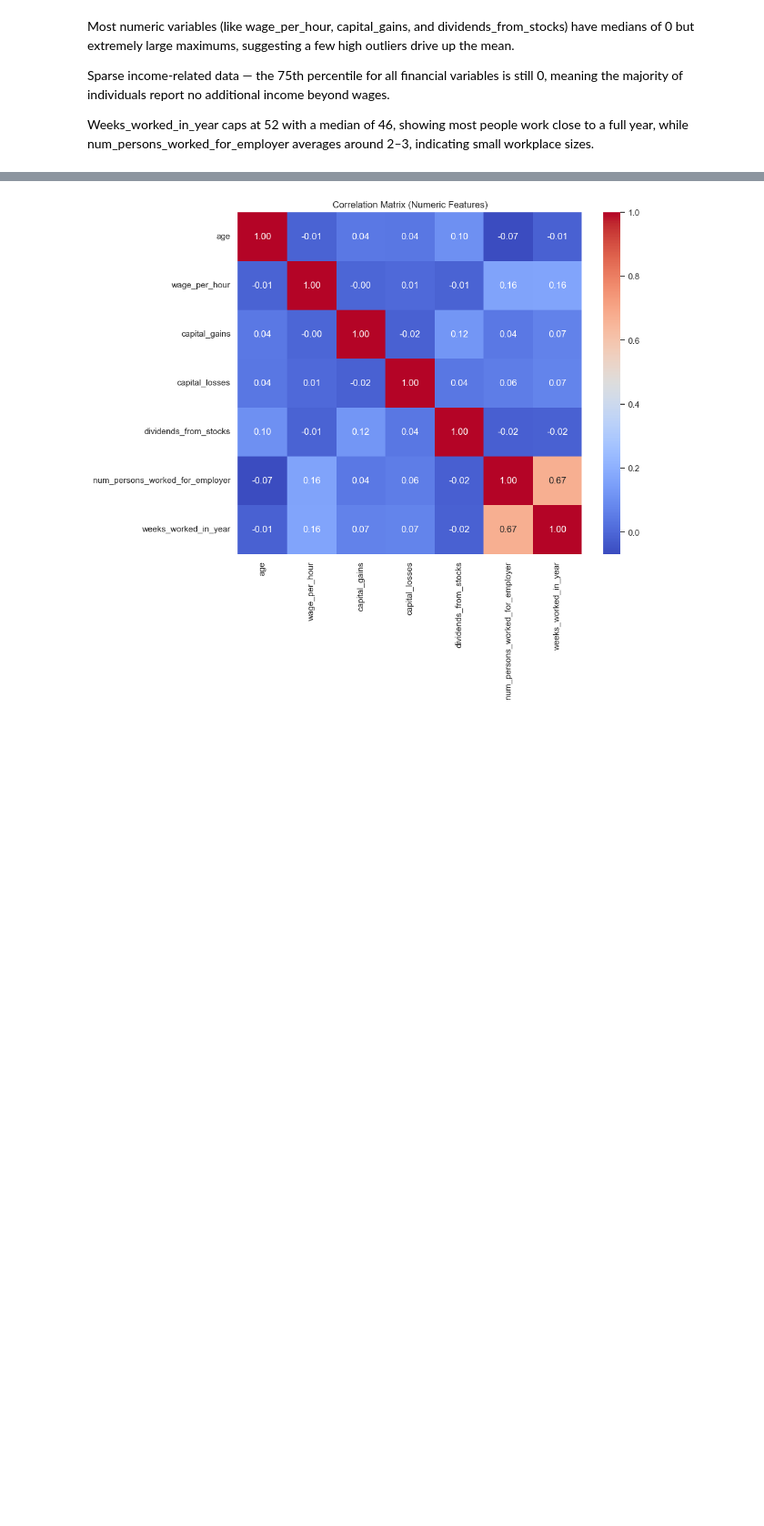
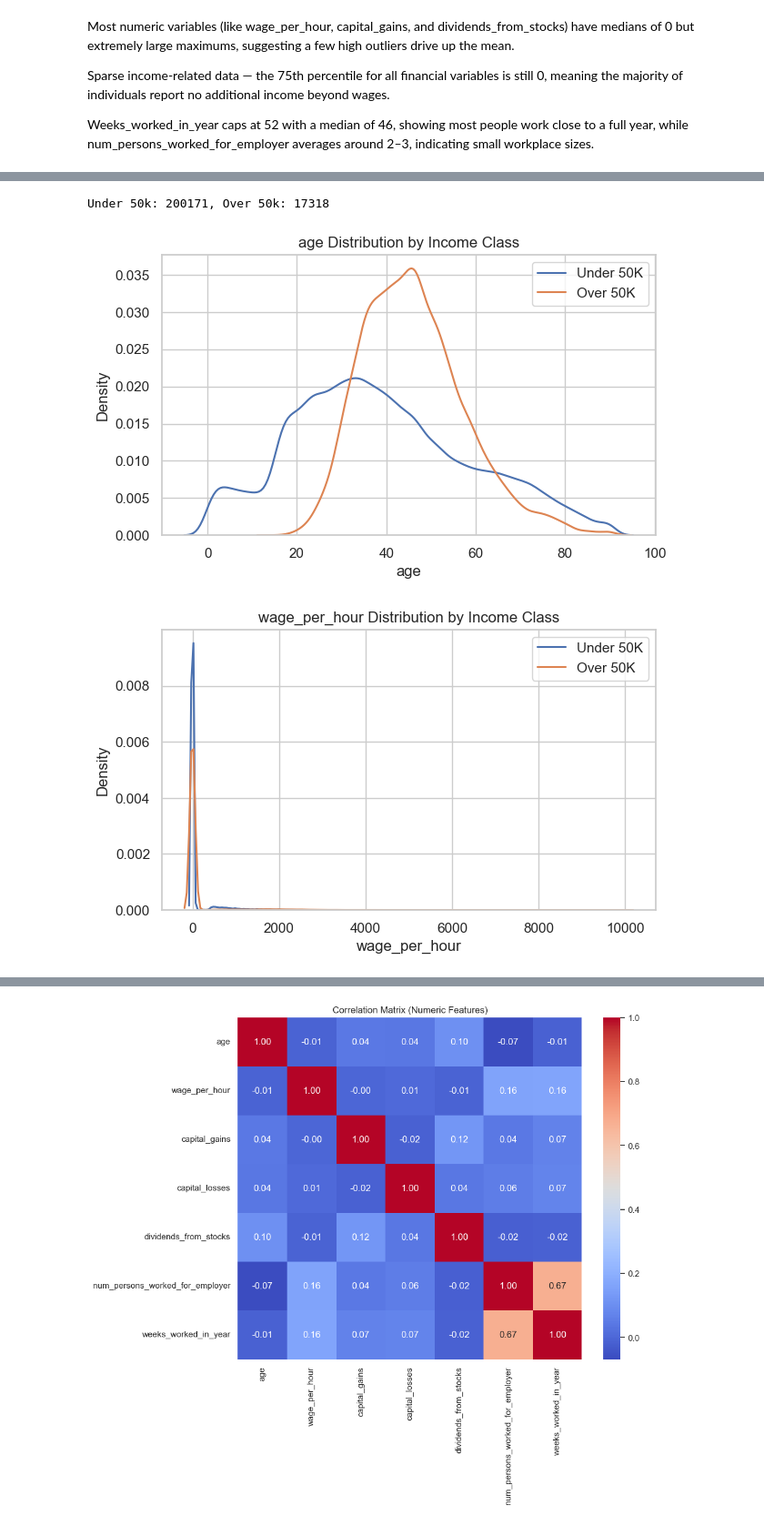
Before and after one commit to jrg70/uk-assessment-dataiku, a Jupyter notebook: notebooks/eda.ipynb, the cells around one changed output, grey strips where cells are left out. Shown at 91% size. Cells and saved outputs as stored; diff of their text form; code cells hidden in the pictures; blank space fills up the shorter version.

```diff
--- a/notebooks/eda.ipynb
+++ b/notebooks/eda.ipynb
@@ -106,0 +119,19 @@ for col in ["age", "wage_per_hour", "capital_gains", "capital_losses", "weeks_wo
+# %%
+df_low = df[df["total_person_income"] == "- 50000."]
+df_high = df[df["total_person_income"] == "50000+."]
+print(f"Under 50k: {len(df_low)}, Over 50k: {len(df_high)}")
+
+
+for col in num_cols:
+    plt.figure(figsize=(7,4))
+    sns.kdeplot(df_low[col], label="Under 50K")
+    sns.kdeplot(df_high[col], label="Over 50K")
+    plt.title(f"{col} Distribution by Income Class")
+    plt.xlabel(col)
+    plt.ylabel("Density")
+    plt.legend()
+    plt.show()
+# %% [output]
+Under 50k: 200171, Over 50k: 17318
+[figure, added]
+[figure, added]
```
Also changed, not shown: parts of 28 cells of this notebook, 2 other files.
